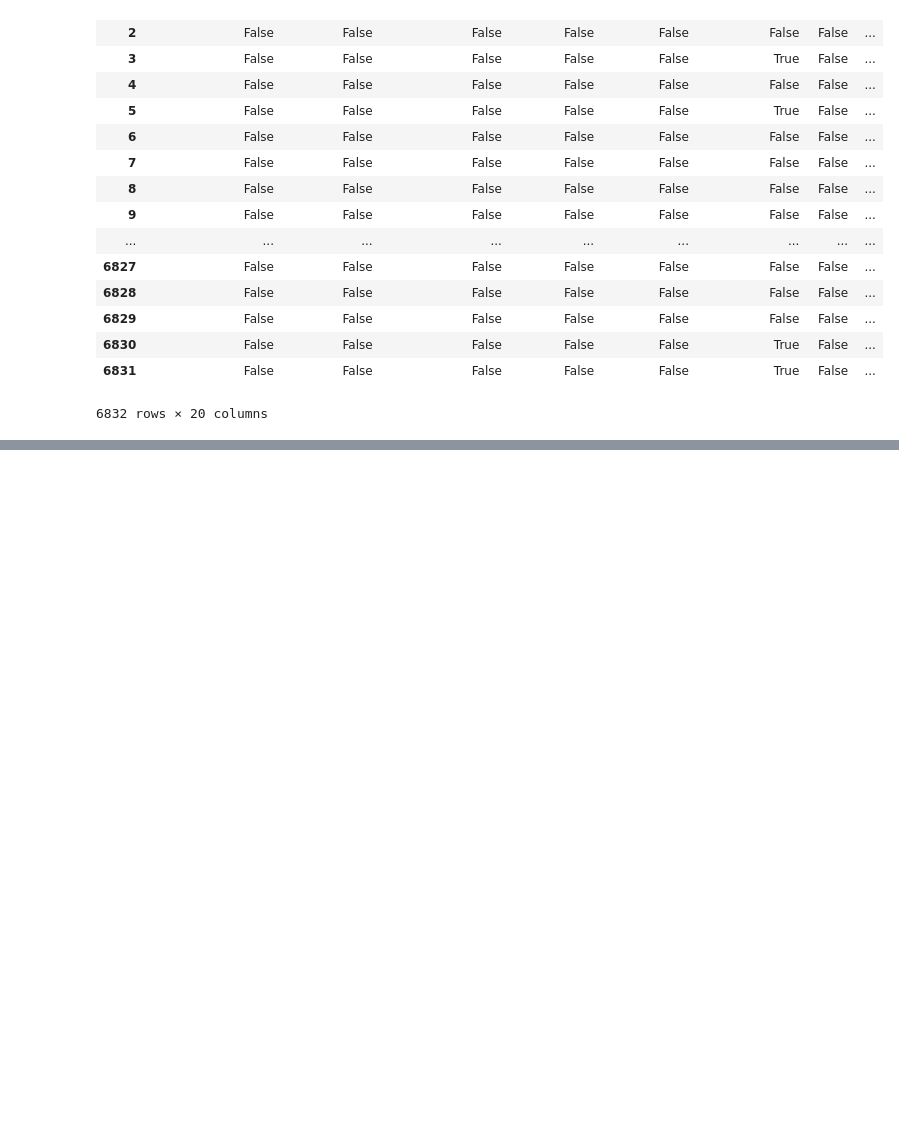
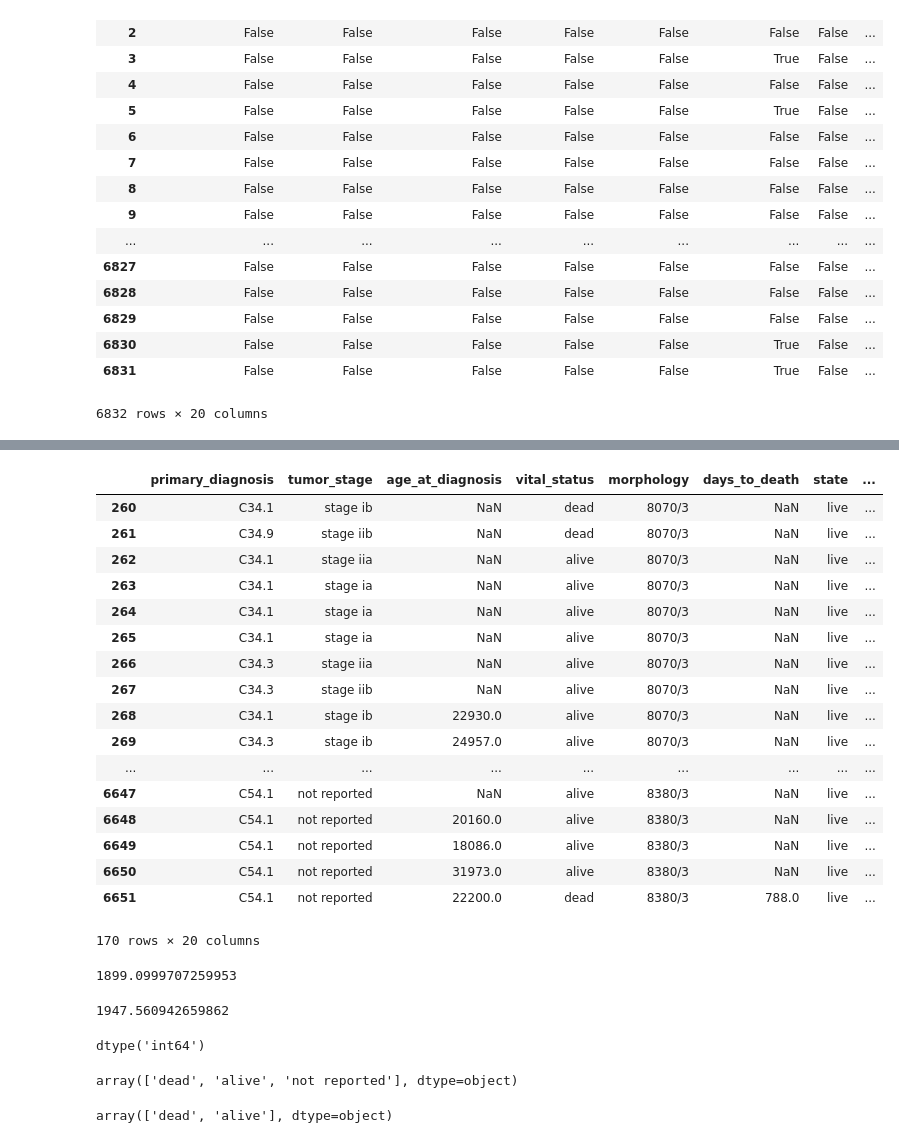
Before and after one commit to fredhutchio/python_intro, a Jupyter notebook: notebooks/week3.ipynb, the cells around one changed output, grey strips where cells are left out. Drawn from its saved outputs; the diff is of its cells as text; code cells hidden in the pictures; blank space fills up the shorter version.

```diff
--- a/notebooks/week3.ipynb
+++ b/notebooks/week3.ipynb
@@ -280,0 +336,22 @@ df_na.to_csv('../data/clinical_complete.csv', index=False)
+# %%
+# look for missing data
+birth_replace[pd.isnull(birth_replace['year_of_birth'])]
+# %% [output]
+|  | primary_diagnosis | tumor_stage | age_at_diagnosis | vital_status | morphology | days_to_death | state | ... |
+| 260 | C34.1 | stage ib | NaN | dead | 8070/3 | NaN | live | ... |
+| 261 | C34.9 | stage iib | NaN | dead | 8070/3 | NaN | live | ... |
+| 262 | C34.1 | stage iia | NaN | alive | 8070/3 | NaN | live | ... |
+| 263 | C34.1 | stage ia | NaN | alive | 8070/3 | NaN | live | ... |
+| 264 | C34.1 | stage ia | NaN | alive | 8070/3 | NaN | live | ... |
+| 265 | C34.1 | stage ia | NaN | alive | 8070/3 | NaN | live | ... |
+| 266 | C34.3 | stage iia | NaN | alive | 8070/3 | NaN | live | ... |
+| 267 | C34.3 | stage iib | NaN | alive | 8070/3 | NaN | live | ... |
+| 268 | C34.1 | stage ib | 22930.0 | alive | 8070/3 | NaN | live | ... |
+| 269 | C34.3 | stage ib | 24957.0 | alive | 8070/3 | NaN | live | ... |
+| ... | ... | ... | ... | ... | ... | ... | ... | ... |
+| 6647 | C54.1 | not reported | NaN | alive | 8380/3 | NaN | live | ... |
+| 6648 | C54.1 | not reported | 20160.0 | alive | 8380/3 | NaN | live | ... |
+| 6649 | C54.1 | not reported | 18086.0 | alive | 8380/3 | NaN | live | ... |
+| 6650 | C54.1 | not reported | 31973.0 | alive | 8380/3 | NaN | live | ... |
+| 6651 | C54.1 | not reported | 22200.0 | dead | 8380/3 | 788.0 | live | ... |
+170 rows × 20 columns
@@ -280,0 +361,8 @@ df_na.to_csv('../data/clinical_complete.csv', index=False)
+# %%
+birth_replace['year_of_birth'].mean() # filling with 0 gives different answer!
+# %% [output]
+1899.0999707259953
+# %%
+clinical_df['year_of_birth'].mean()
+# %% [output]
+1947.560942659862
@@ -280,0 +373,7 @@ df_na.to_csv('../data/clinical_complete.csv', index=False)
+# %%
+# can convert between data types, but is difficult without dealing with missing data
+# convert the age_at_diagnosis from an float to integer
+birth_replace['year_of_birth'] = birth_replace['year_of_birth'].astype('int64')
+birth_replace['year_of_birth'].dtype
+# %% [output]
+dtype('int64')
@@ -280,0 +387,11 @@ df_na.to_csv('../data/clinical_complete.csv', index=False)
+# %%
+# check to see that it worked
+pd.unique(birth_reduced['vital_status'])
+# %% [output]
+array(['dead', 'alive', 'not reported'], dtype=object)
+# %%
+## Challenge: remove 'not reported' from vital status
+birth_reduced = birth_reduced[birth_reduced.vital_status != 'not reported']
+pd.unique(birth_reduced['vital_status'])
+# %% [output]
+array(['dead', 'alive'], dtype=object)
```
Also changed, not shown: parts of 40 cells of this notebook, 1 other file.
